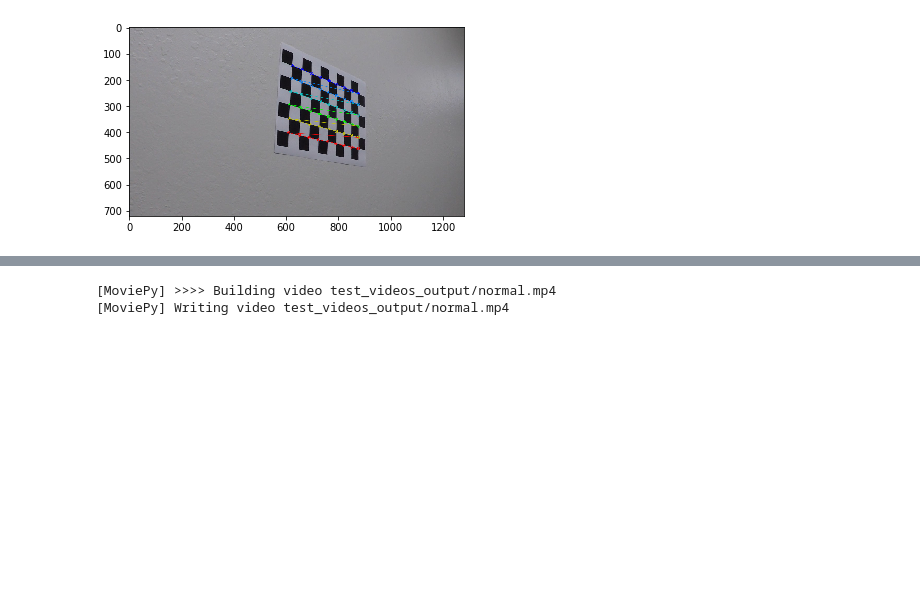
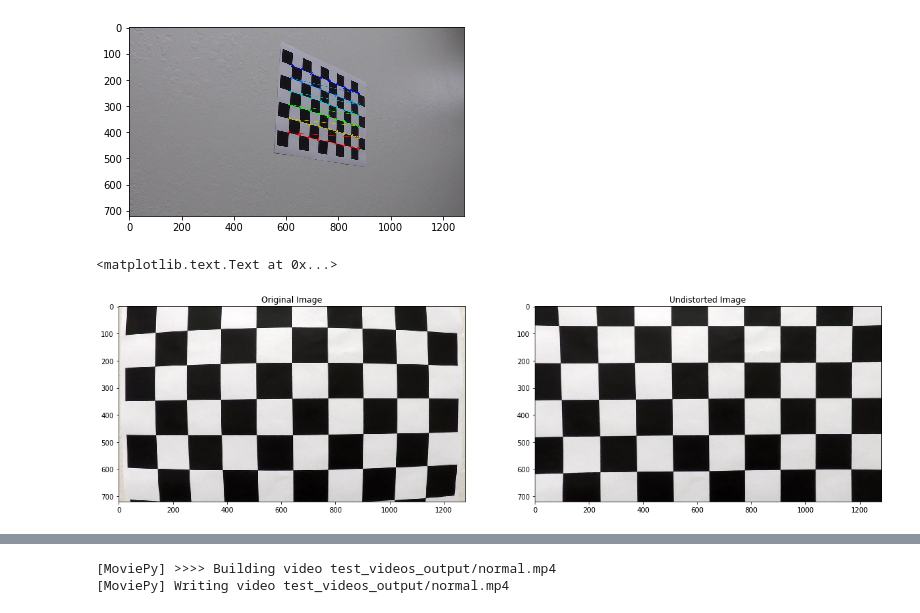
Before and after one commit to avernethy/CarND-Advanced-Lane-Lines, a Jupyter notebook: CarND-Advanced_Lane_Lines.ipynb, the cells around one changed output, grey strips where cells are left out. Saved outputs shown, nothing was run; the diff lists cells and outputs as text; code cells hidden in the pictures; blank space fills up the shorter version.

```diff
--- a/CarND-Advanced_Lane_Lines.ipynb
+++ b/CarND-Advanced_Lane_Lines.ipynb
@@ -132,6 +131,19 @@ ret, mtx, dist, rvecs, tvecs = cv2.calibrateCamera(objpoints, imgpoints, gray.sh
 def undistort(gray_img,mtx,dist):
     undst = cv2.undistort(gray_img, mtx, dist, None, mtx)
     return undst
+# %%
+#Undistort one of the calibration images
+test_img_name = 'camera_cal/calibration1.jpg'
+test_img = mpimg.imread(test_img_name)
+test_img_undist = undistort(np.copy(test_img),mtx,dist)
+f, (ax1, ax2) = plt.subplots(1,2, figsize=(20,10))
+ax1.imshow(test_img)
+ax2.imshow(test_img_undist)
+ax1.set_title('Original Image')
+ax2.set_title('Undistorted Image')
+# %% [output]
+<matplotlib.text.Text at 0x...>
+[figure, added]
 # %%
 #function to return a binary image based on the gradient in the x or y ditrection
 def abs_sobel_thresh(gray_img, orient='x', sobel_kernel=3, thresh=(0, 255)):
```
Also changed, not shown: parts of 4 cells of this notebook, 10 other files.
